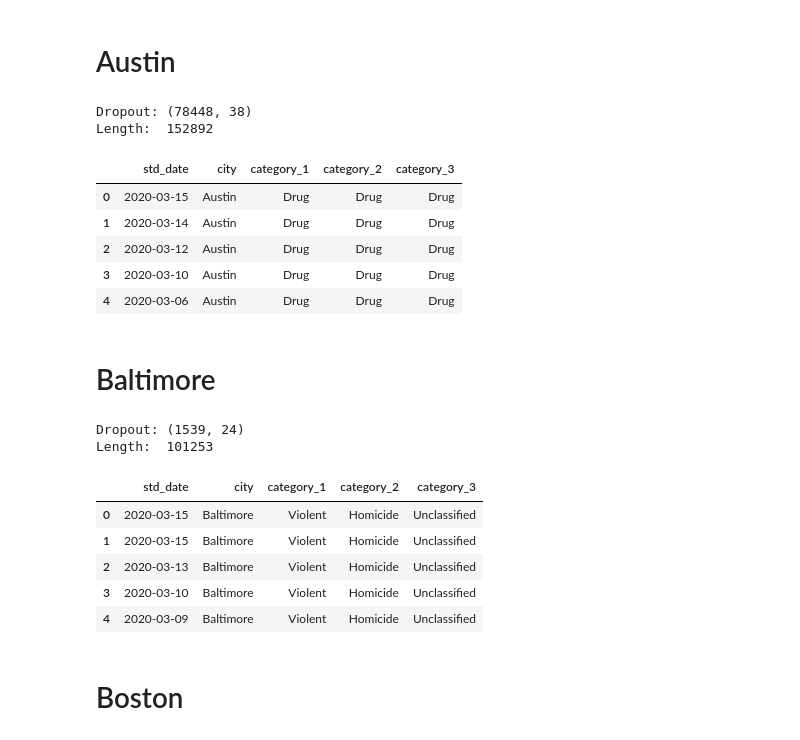
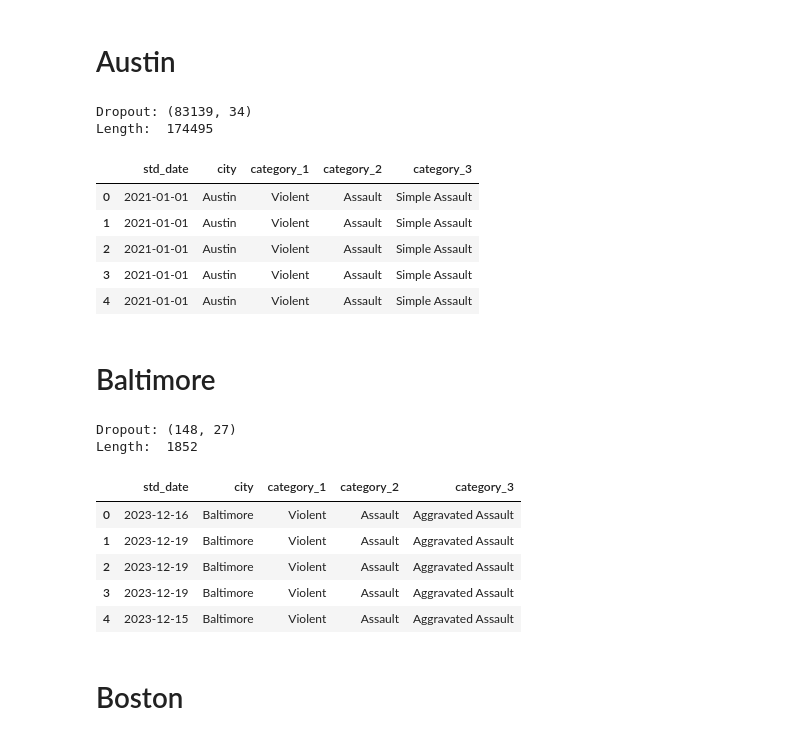
Before and after one commit to angelamzhou/crime-data-scripts, a Jupyter notebook: data_scripts/standardize_data.ipynb, the cells around one changed output. Drawn from its saved outputs; the diff is of its cells as text; code cells hidden in the pictures.

```diff
--- a/data_scripts/standardize_data.ipynb
+++ b/data_scripts/standardize_data.ipynb
@@ -2,8 +2,8 @@
 import numpy as np, pandas as pd
 from datetime import datetime
 # %%
-start_date = datetime(2018, 1, 1).date()
-end_date = datetime(2020, 3, 15).date()
+start_date = datetime(2021, 1, 1).date()
+end_date = datetime(2023, 12, 31).date()
 # %%
 def standardize_datetime_one_arg(df, col, date_format):
     def date_fn(d, date_format):
@@ -108,14 +117,14 @@ std = standardize_datetime_one_arg(std, date_col1, date_format1)
 std = standardize_with_mapping(std, city_name, file_name, mapping_columns)
 std.head()
 # %% [output]
-Dropout: (78448, 38)
-Length:  152892
+Dropout: (83139, 34)
+Length:  174495
 |  | std_date | city | category_1 | category_2 | category_3 |
-| 0 | 2020-03-15 | Austin | Drug | Drug | Drug |
-| 1 | 2020-03-14 | Austin | Drug | Drug | Drug |
-| 2 | 2020-03-12 | Austin | Drug | Drug | Drug |
-| 3 | 2020-03-10 | Austin | Drug | Drug | Drug |
-| 4 | 2020-03-06 | Austin | Drug | Drug | Drug |
+| 0 | 2021-01-01 | Austin | Violent | Assault | Simple Assault |
+| 1 | 2021-01-01 | Austin | Violent | Assault | Simple Assault |
+| 2 | 2021-01-01 | Austin | Violent | Assault | Simple Assault |
+| 3 | 2021-01-01 | Austin | Violent | Assault | Simple Assault |
+| 4 | 2021-01-01 | Austin | Violent | Assault | Simple Assault |
 # %% [markdown]
 # Baltimore
 # %%
@@ -129,18 +138,22 @@ date_format1 = '%Y/%m/%d %H:%M:%S+%f'
 # date_format2 =
 # %%
 std = pd.read_csv('raw/raw_incidents_' + file_name + '.csv', index_col=None, dtype=str)
+std['CrimeDateTime'] = pd.to_datetime(std['CrimeDateTime'], unit='ms')
+
+# Format the datetime column
+std['CrimeDateTime'] = std['CrimeDateTime'].dt.strftime('%Y/%m/%d %H:%M:%S+%f')
 std = standardize_datetime_one_arg(std, date_col1, date_format1)
 std = standardize_with_mapping(std, city_name, file_name, mapping_columns)
 std.head()
 # %% [output]
-Dropout: (1539, 24)
-Length:  101253
+Dropout: (148, 27)
+Length:  1852
 |  | std_date | city | category_1 | category_2 | category_3 |
-| 0 | 2020-03-15 | Baltimore | Violent | Homicide | Unclassified |
-| 1 | 2020-03-15 | Baltimore | Violent | Homicide | Unclassified |
-| 2 | 2020-03-13 | Baltimore | Violent | Homicide | Unclassified |
-| 3 | 2020-03-10 | Baltimore | Violent | Homicide | Unclassified |
-| 4 | 2020-03-09 | Baltimore | Violent | Homicide | Unclassified |
+| 0 | 2023-12-16 | Baltimore | Violent | Assault | Aggravated Assault |
+| 1 | 2023-12-19 | Baltimore | Violent | Assault | Aggravated Assault |
+| 2 | 2023-12-19 | Baltimore | Violent | Assault | Aggravated Assault |
+| 3 | 2023-12-19 | Baltimore | Violent | Assault | Aggravated Assault |
+| 4 | 2023-12-15 | Baltimore | Violent | Assault | Aggravated Assault |
 # %% [markdown]
 # Boston
 # %%
```
Also changed, not shown: parts of 47 cells of this notebook, 7 other files.
